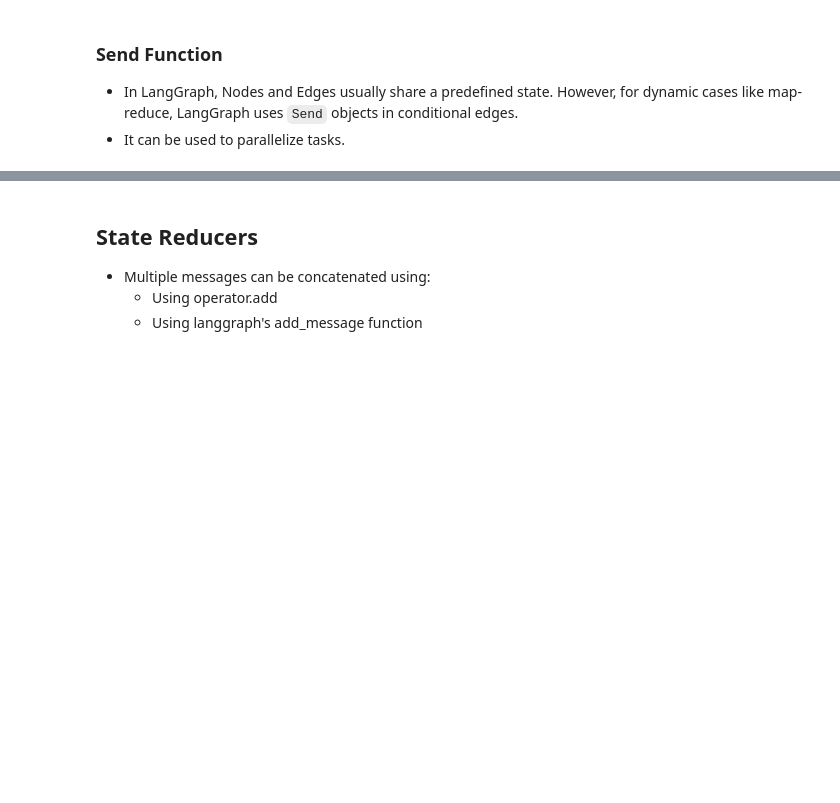
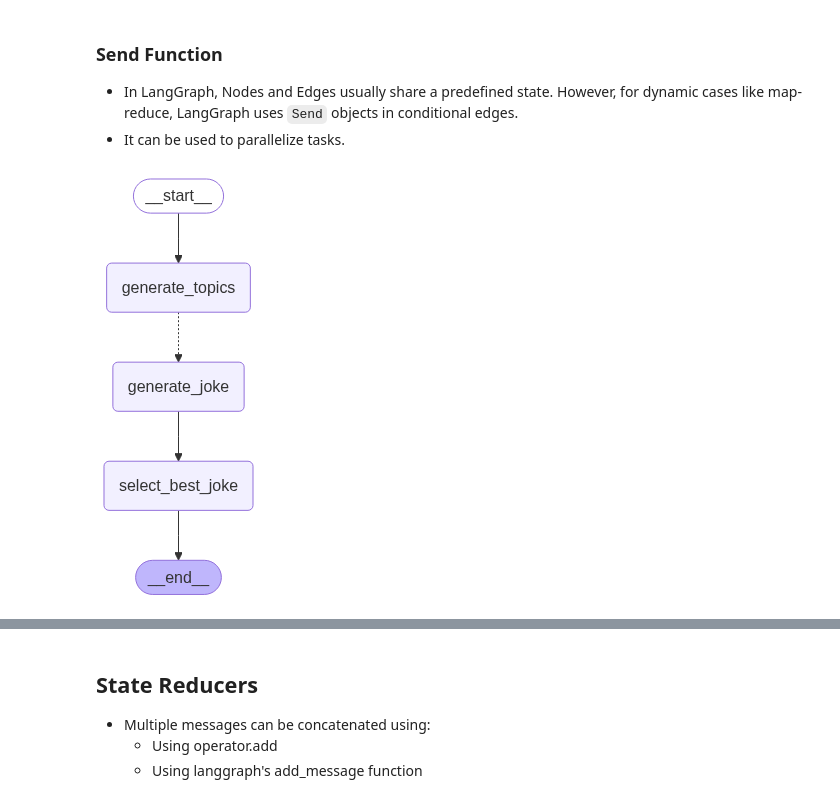
Before and after one commit to chineidu/AI-Tutorials, a Jupyter notebook: notebooks/Langgraph/04-langGraph-basics-2.ipynb, the cells around one changed output, grey strips where cells are left out. Drawn from its saved outputs; the diff is of its cells as text; code cells hidden in the pictures; blank space fills up the shorter version.

```diff
--- a/notebooks/Langgraph/04-langGraph-basics-2.ipynb
+++ b/notebooks/Langgraph/04-langGraph-basics-2.ipynb
@@ -134,6 +134,9 @@ from langgraph.prebuilt import ToolNode, tools_condition
 from langgraph.types import Command, interrupt
 # %%
 # Prompts
+from langchain_core.language_models.chat_models import BaseChatModel
+
+
 subject_prompt: str = """
     <instruction>
     Generate a list of 3 sub-topics that are all
@@ -150,7 +153,7 @@ best_joke_prompt: str = """
 """
 
 model_str: str = "mistralai:ministral-8b-latest"
-llm = init_chat_model(model=model_str, temperature=0.0)
+llm: BaseChatModel = init_chat_model(model=model_str, temperature=0.0)
 # %% [markdown]
 ## Parallelizing Joke Generation
 
@@ -219,0 +252,23 @@ async def generate_topics(state: OverallState) -> dict[str, Any]:
+# %%
+graph_builder = StateGraph(OverallState)
+
+# Add nodes
+graph_builder.add_node("generate_topics", generate_topics)
+graph_builder.add_node("generate_joke", generate_joke)
+graph_builder.add_node("select_best_joke", select_best_joke)
+
+# Add edges
+graph_builder.add_edge(START, "generate_topics")
+graph_builder.add_conditional_edges(
+    "generate_topics", continue_to_jokes, ["generate_joke"]
+)
+graph_builder.add_edge("generate_joke", "select_best_joke")
+graph_builder.add_edge("select_best_joke", END)
+
+# Compile the graph
+graph = graph_builder.compile()
+
+# Visualize the graph
+display(Image(graph.get_graph().draw_mermaid_png()))
+# %% [output]
+[figure, added]
```
Also changed, not shown: parts of 31 cells of this notebook.
